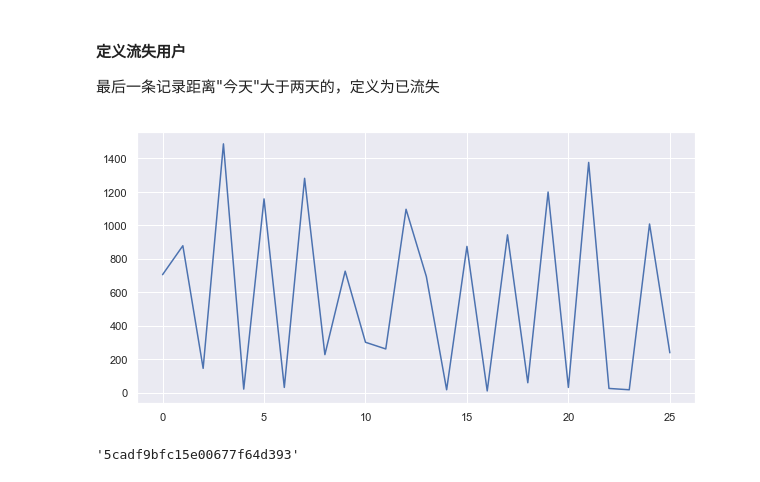
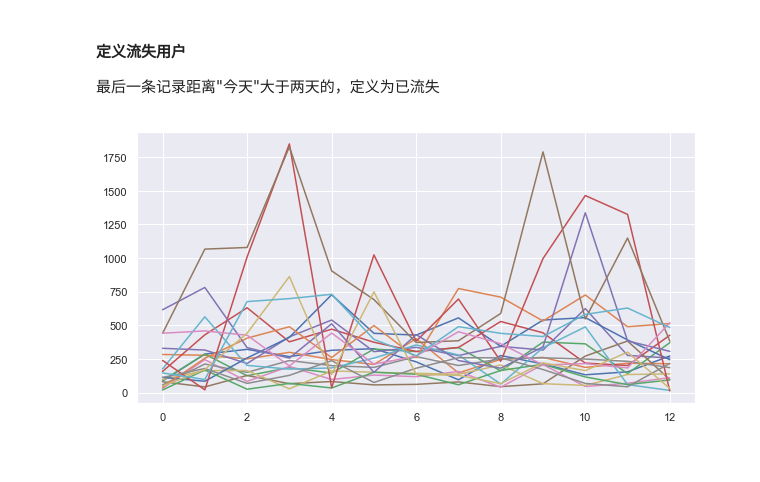
Before and after one commit to GuoQPro/user_operation_analysis, a Jupyter notebook: EOT_USER_OP_RECORD.ipynb, the cells around one changed output. Cells and saved outputs as stored; diff of their text form; code cells hidden in the pictures.

```diff
--- a/EOT_USER_OP_RECORD.ipynb
+++ b/EOT_USER_OP_RECORD.ipynb
@@ -17,5 +17,5 @@ dataset = pd.read_csv("user_operations.csv");
 # %%
-player_data = pd.read_csv("players.csv");
+player_data = pd.read_csv("dataset/players.csv");
 # %% [markdown]
 ## 数据说明
 - 按照玩家**当地时间**一天为一个记录单元
@@ -300,22 +300,15 @@ def parse_origin_data(content):
 dataset["content"].apply(lambda x: parse_origin_data(x));
 # %%
 #todo: merge records with same user_id and day_index
-
+rows_to_be_drop = [];
 def merge_records(index_list):
-    print(index_list)
     dest_row_index = index_list[0];
 
     for i in index_list[1:]:
-        src_row = parsed_data.iloc[i, 5];
+        ops_col_index = parsed_data.columns.get_loc("ops");
         dest_row = parsed_data.iloc[dest_row_index]["ops"];
-
-        if dest_row is None:
-            print("dest_row is none");
-            parsed_data.iloc[dest_row_index]["ops"] = [[]];
-            dest_row = parsed_data.iloc[dest_row_index]["ops"];
-
-        print(parsed_data.iloc[dest_row_index]["ops"])
-        dest_row.append(src_row);
+        parsed_data.iat[dest_row_index, ops_col_index] += parsed_data.iat[i, ops_col_index]
+        rows_to_be_drop.append(i);
 
 for i, index_list in parsed_data.groupby(["user_id", "day_index"]).groups.items():
     if len(index_list) > 1:
@@ -365,5 +316,5 @@ Name: 18539, dtype: object
-# %%
-player_data["country"].fillna("unknown", inplace = True);
+# %%
+parsed_data.drop(rows_to_be_drop, axis = 0, inplace = True);
 # %%
 def get_user_country_by_userid(user_id):
     country = player_data.loc[player_data["user_id"] == user_id]["country"];
@@ -555,19 +560,15 @@ pd_user_id_group = parsed_data.groupby(["user_id"])["day_index"].agg([len, max])
 churn_user_group = pd_user_id_group.loc[pd_user_id_group.apply(lambda x: (is_churn_user(x)), axis = 1)].sort_values(by = "len", ascending = False);
 churn_user_id_list = churn_user_group.index;
 # %%
-sample_num = 1;
+sample_num = 20;
 sample_list = range(sample_num);#np.random.randint(0, len(churn_user_id_list), sample_num)
 plt.figure(figsize = (10, 5))
 for i in sample_list:
     user_id = churn_user_id_list[i]
     ordered_rec = parsed_data.loc[parsed_data["user_id"]
                                   == user_id].sort_values(by="day_index")
 
     data_array = np.array(ordered_rec["ui_num"])
     sns.lineplot(data=data_array)
 # %% [output]
-[figure, old version]
+[figure, new version]
-# %%
-churn_user_id_list[1]
-# %% [output]
-'5cadf9bfc15e00677f64d393'
```
Also changed, not shown: parts of 30 cells of this notebook.
